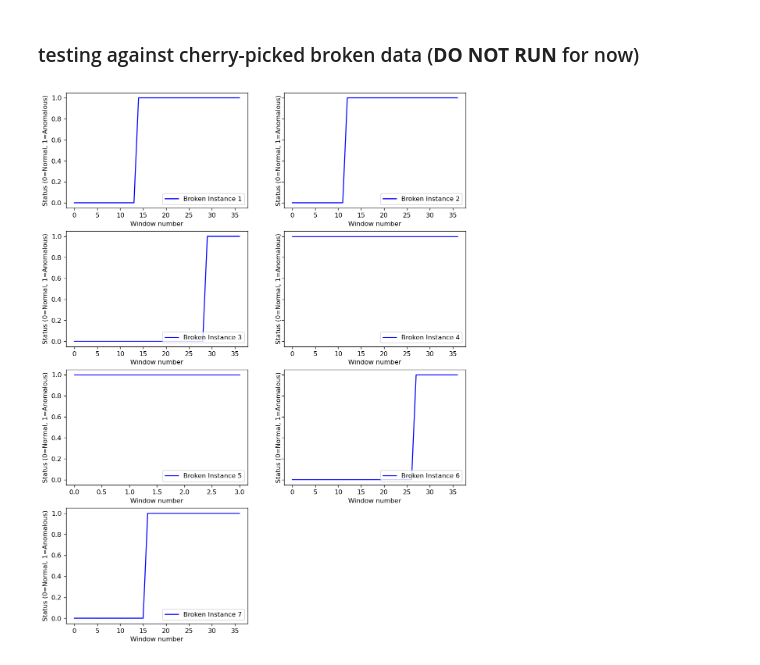
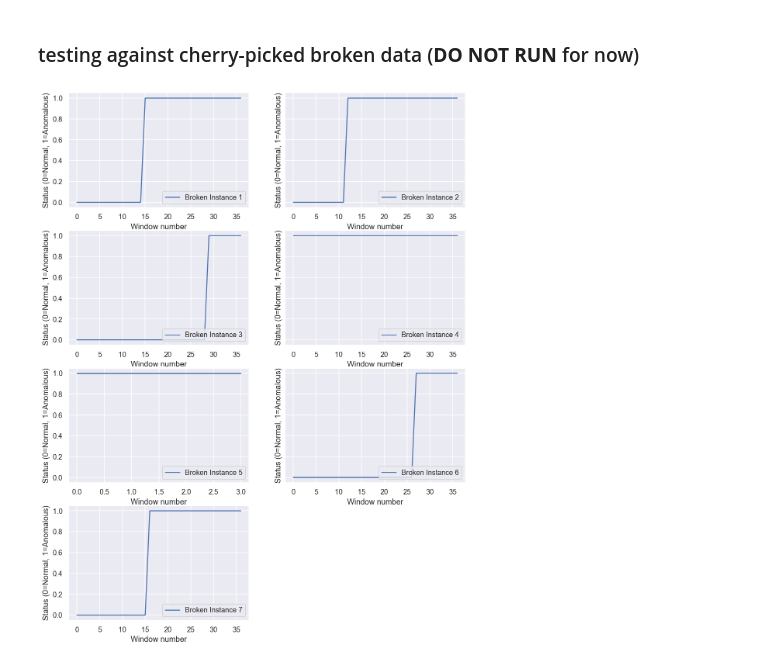
Before and after one commit to LiquidMethane/ece9603-project, a Jupyter notebook: 21/cae-testing-21.ipynb, the cells around one changed output. Drawn from its saved outputs; the diff is of its cells as text; code cells hidden in the pictures.

```diff
--- a/21/cae-testing-21.ipynb
+++ b/21/cae-testing-21.ipynb
@@ -127,2 +148,2 @@ loss = reconstruction_mse(anom_test, reconstructed_window.detach().numpy())
 # %%
-prediction = ['NORMAL' if l < recon_loss_threshold else 'ANOMALOUS' for l in loss]
+prediction_anom = ['NORMAL' if l < recon_loss_threshold else 'ANOMALOUS' for l in loss_anom]
@@ -136,0 +166,9 @@ sns.countplot(x='label', data=df_prediction)
+# %%
+from sklearn.metrics import confusion_matrix
+cm = confusion_matrix(comb_true, comb_pred)
+df_cm = pd.DataFrame(cm, columns=np.unique(comb_true), index=np.unique(comb_true))
+df_cm.index.name='True Label'
+df_cm.columns.name = 'Predicted Label'
+fig, ax = plt.subplots(dpi=120)
+sns.set(font_scale=1)
+sns.heatmap(df_cm, cmap='Blues', annot=True, annot_kws={'size': 16}, fmt='d')
@@ -137,30 +178,31 @@ sns.countplot(x='label', data=df_prediction)
 # %% [markdown]
 ### testing against cherry-picked broken data (__DO NOT RUN__ for now)
 # %%
-failure_index = np.array([0, 0, 0, 0, 0, 0, 0, 0, 0, 0, 0, 0, 0, 0, 0, 0, 0, 0, 0, 0, 0, 0, 0, 0, 0, 0, 0, 0, 0, 0, 0, 0, 0, 0, 0, 0, 0, 1, 1, 1, 1, 1, 1, 1, 1, 1, 1, 1, 1, 1, 1, 1, 1, 1, 1, 1, 1, 1, 1, 1, 1, 1, 1, 1, 1, 1, 1, 1, 1, 1, 1, 1, 1, 1, 2, 2, 2, 2, 2, 2, 2, 2, 2, 2, 2, 2, 2, 2, 2, 2, 2, 2, 2, 2, 2, 2, 2, 2, 2, 2, 2, 2, 2, 2, 2, 2, 2, 2, 2, 2, 2, 3, 3, 3, 3, 3, 3, 3, 3, 3, 3, 3, 3, 3, 3, 3, 3, 3, 3, 3, 3, 3, 3, 3, 3, 3, 3, 3, 3, 3, 3, 3, 3, 3, 3, 3, 3, 3, 4, 4, 4, 4, 5, 5, 5, 5, 5, 5, 5, 5, 5, 5, 5, 5, 5, 5, 5, 5, 5, 5, 5, 5, 5, 5, 5, 5, 5, 5, 5, 5, 5, 5, 5, 5, 5, 5, 5, 5, 5, 6, 6, 6, 6, 6, 6, 6, 6, 6, 6, 6, 6, 6, 6, 6, 6, 6, 6, 6, 6, 6, 6, 6, 6, 6, 6, 6, 6, 6, 6, 6, 6, 6, 6, 6, 6, 6])
+failure_index = np.genfromtxt('./data/broken_index.csv', delimiter=',', dtype=int)
 # %%
-broken = np.genfromtxt('./features_broken_scaled.csv', delimiter=',', dtype=np.float32)
+broken = np.genfromtxt('./data/features_broken_scaled.csv', delimiter=',', dtype=np.float32)
 # %%
+device='cpu'
 fig, ax = plt.subplots(nrows=4, ncols=2, dpi=120, figsize=(11, 15), sharey=True)
 
 for idx in range(0, 7):
 
     length = (failure_index==idx).sum()
 
     broken_subset = broken[failure_index==idx]
 
-    input_tensor = torch.from_numpy(broken_subset.reshape(-1, 1, 37, 37)).to(device)
+    input_tensor = torch.from_numpy(broken_subset.reshape(-1, 1, window_size, 37)).to(device)
     reconstructed_window = cae(input_tensor)
 
     loss = reconstruction_mse(broken_subset, reconstructed_window.detach().numpy())
 
     prediction = [0 if l < 0.5 else 1 for l in loss]
 
     ax[int(idx/2), idx%2].plot(np.arange(0, length,1), prediction, 'b-', label='Broken Instance {}'.format(idx+1))
     ax[int(idx/2), idx%2].legend(loc='lower right')
     ax[int(idx/2), idx%2].set_ylabel('Status (0=Normal, 1=Anomalous)')
     ax[int(idx/2), idx%2].set_xlabel('Window number')
 
 fig.delaxes(ax[3, 1])
 # %% [output]
-[figure, old version]
+[figure, new version]
```
Also changed, not shown: parts of 21 cells of this notebook, 10 other files.
